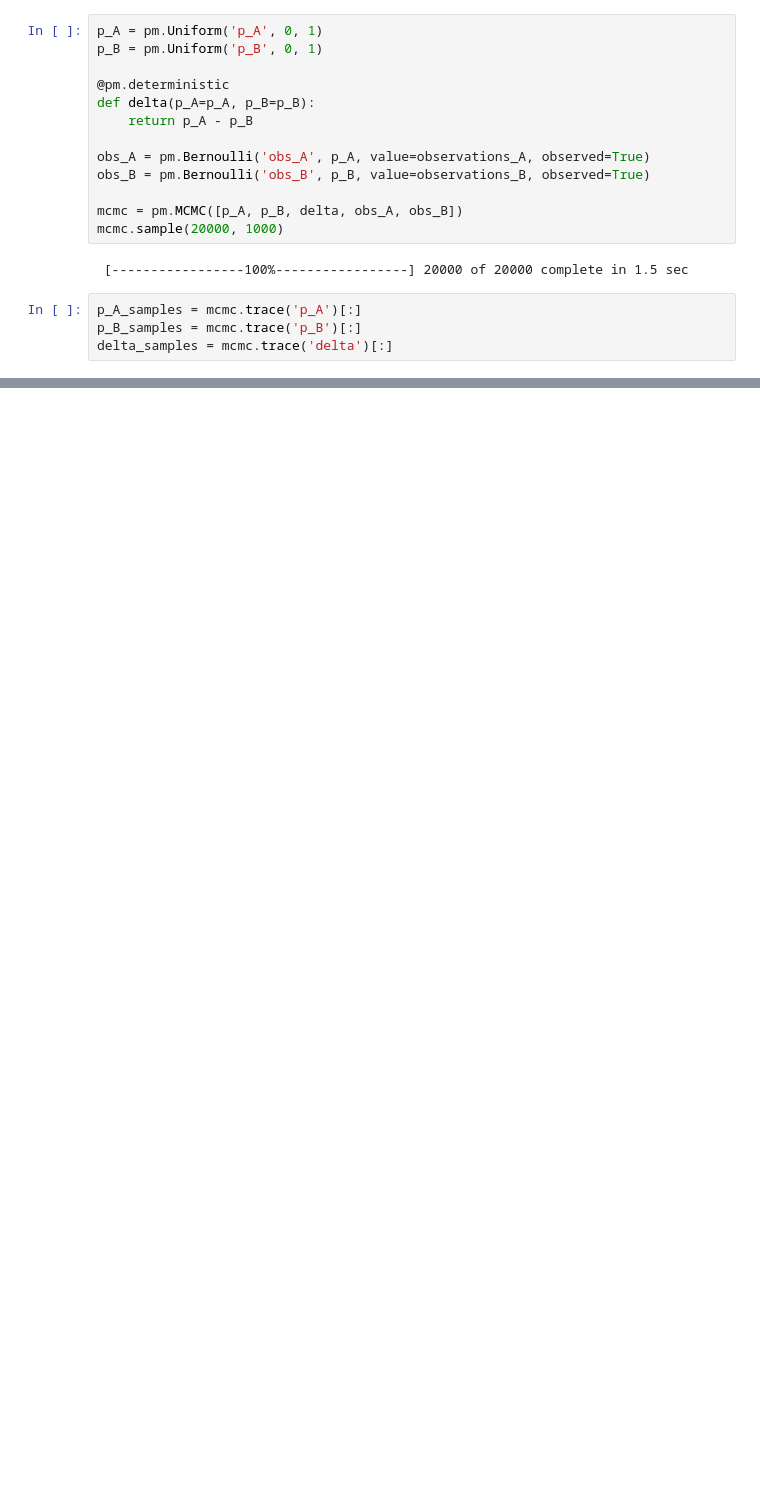
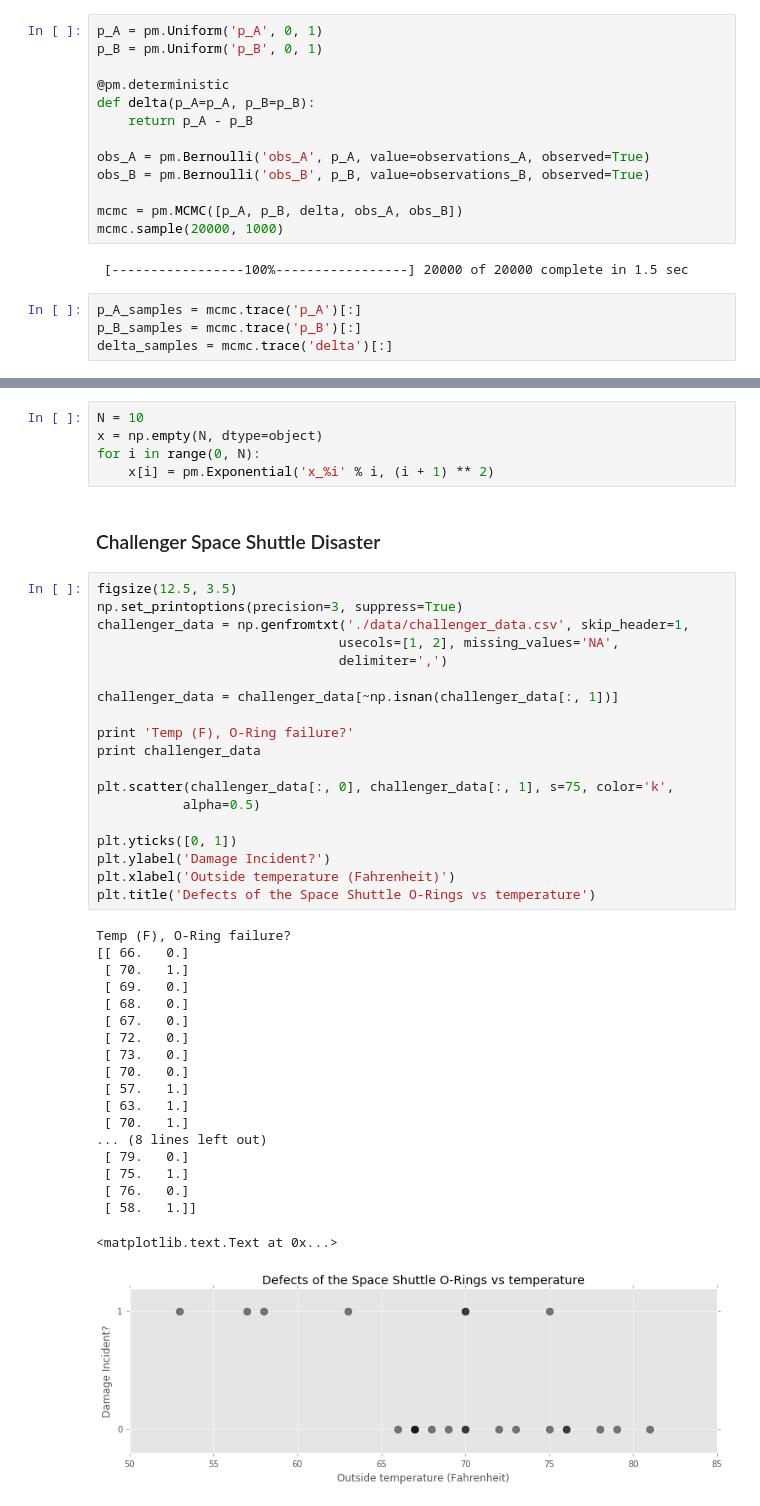
Before and after one commit to re9ulus/bayesian_methods, a Jupyter notebook: note2_PyMC.ipynb, the cells around one changed output, grey strips where cells are left out. Saved outputs shown, nothing was run; the diff lists cells and outputs as text; blank space fills up the shorter version.

```diff
--- a/note2_PyMC.ipynb
+++ b/note2_PyMC.ipynb
@@ -255,0 +367,46 @@ Probability site A is BETTER than site B 0.947
+# %%
+N = 10
+x = np.empty(N, dtype=object)
+for i in range(0, N):
+    x[i] = pm.Exponential('x_%i' % i, (i + 1) ** 2)
+# %% [markdown]
+### Challenger Space Shuttle Disaster
+# %%
+figsize(12.5, 3.5)
+np.set_printoptions(precision=3, suppress=True)
+challenger_data = np.genfromtxt('./data/challenger_data.csv', skip_header=1,
+                               usecols=[1, 2], missing_values='NA',
+                               delimiter=',')
+
+challenger_data = challenger_data[~np.isnan(challenger_data[:, 1])]
+
+print 'Temp (F), O-Ring failure?'
+print challenger_data
+
+plt.scatter(challenger_data[:, 0], challenger_data[:, 1], s=75, color='k',
+           alpha=0.5)
+
+plt.yticks([0, 1])
+plt.ylabel('Damage Incident?')
+plt.xlabel('Outside temperature (Fahrenheit)')
+plt.title('Defects of the Space Shuttle O-Rings vs temperature')
+# %% [output]
+Temp (F), O-Ring failure?
+[[ 66.   0.]
+ [ 70.   1.]
+ [ 69.   0.]
+ [ 68.   0.]
+ [ 67.   0.]
+ [ 72.   0.]
+ [ 73.   0.]
+ [ 70.   0.]
+ [ 57.   1.]
+ [ 63.   1.]
+ [ 70.   1.]
+... (8 lines left out)
+ [ 79.   0.]
+ [ 75.   1.]
+ [ 76.   0.]
+ [ 58.   1.]]
+<matplotlib.text.Text at 0x...>
+[figure, added]
```
Also changed, not shown: parts of 37 cells of this notebook, 1 other file.
